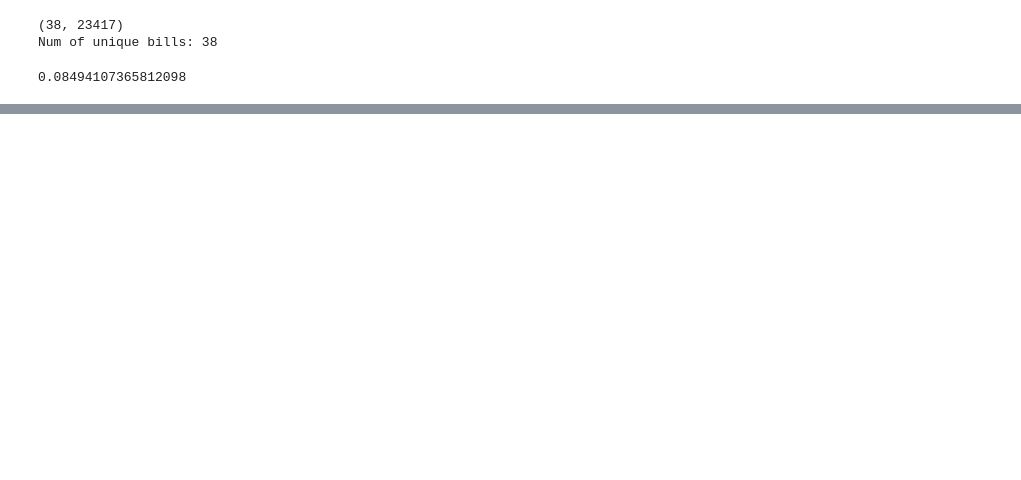
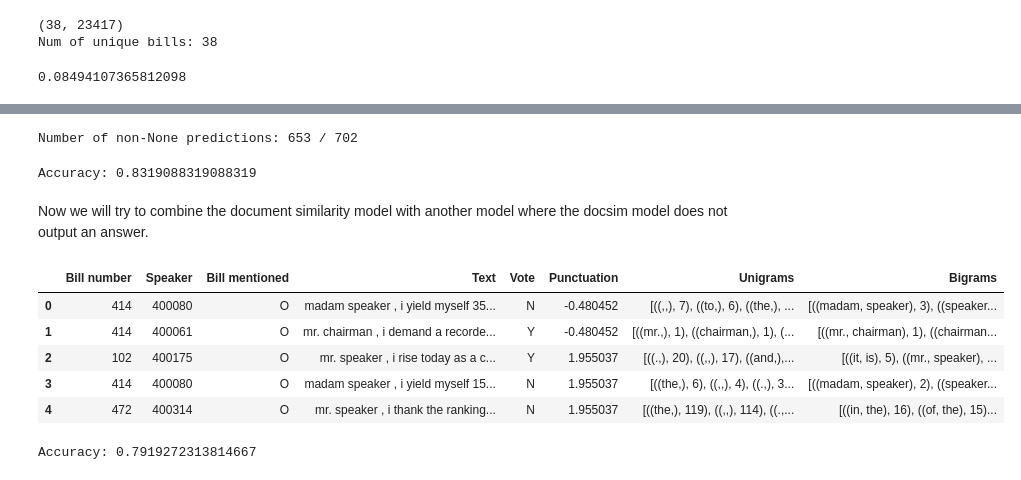
Before and after one commit to rosalg/cs224u-final-project, a Jupyter notebook: src/Main_code.ipynb, the cells around one changed output, grey strips where cells are left out. Drawn from its saved outputs; the diff is of its cells as text; code cells hidden in the pictures; blank space fills up the shorter version.

```diff
--- a/src/Main_code.ipynb
+++ b/src/Main_code.ipynb
@@ -280,0 +385,21 @@ b: 1.058047050889368
+# %%
+c = 0
+for p in predicted:
+    if p is not None: c += 1
+print("Number of non-None predictions:", c, "/", len(predicted))
+# %% [output]
+Number of non-None predictions: 653 / 702
+# %%
+# Evaluate model
+num_corr = 0
+num_tot = 0
+assert(len(predicted) == len(testing_df["Vote"]))
+for i in range(len(predicted)):
+    num_tot += 1
+    if predicted[i] is None: continue
+    if predicted[i] == testing_df["Vote"][i]: num_corr += 1
+print("Accuracy:", num_corr / num_tot)
+# %% [output]
+Accuracy: 0.8319088319088319
+# %% [markdown]
+Now we will try to combine the document similarity model with another model where the docsim model does not output an answer.
@@ -280,0 +428,12 @@ b: 1.058047050889368
+# %%
+MODE = "test"  # can change to test
+new_base_path = CONVOTE_DATA_DIR + MODE + "_set/"
+testing_df = parse_convote_data(new_base_path)
+testing_df.head()
+# %% [output]
+|  | Bill number | Speaker | Bill mentioned | Text | Vote | Punctuation | Unigrams | Bigrams |
+| 0 | 414 | 400080 | O | madam speaker , i yield myself 35... | N | -0.480452 | [((,,), 7), ((to,), 6), ((the,), ... | [((madam, speaker), 3), ((speaker... |
+| 1 | 414 | 400061 | O | mr. chairman , i demand a recorde... | Y | -0.480452 | [((mr.,), 1), ((chairman,), 1), (... | [((mr., chairman), 1), ((chairman... |
+| 2 | 102 | 400175 | O | mr. speaker , i rise today as a c... | Y | 1.955037 | [((.,), 20), ((,,), 17), ((and,),... | [((it, is), 5), ((mr., speaker), ... |
+| 3 | 414 | 400080 | O | madam speaker , i yield myself 15... | N | 1.955037 | [((the,), 6), ((,,), 4), ((.,), 3... | [((madam, speaker), 2), ((speaker... |
+| 4 | 472 | 400314 | O | mr. speaker , i thank the ranking... | N | 1.955037 | [((the,), 119), ((,,), 114), ((.,... | [((in, the), 16), ((of, the), 15)... |
@@ -280,0 +445,11 @@ b: 1.058047050889368
+# %%
+# Evaluate model
+num_corr = 0
+num_tot = 0
+assert(len(predicted) == len(testing_df["Vote"]))
+for i in range(len(predicted)):
+    num_tot += 1
+    if predicted[i] == testing_df["Vote"][i]: num_corr += 1
+print("Accuracy:", num_corr / num_tot)
+# %% [output]
+Accuracy: 0.7919272313814667
```
Also changed, not shown: parts of 17 cells of this notebook.
